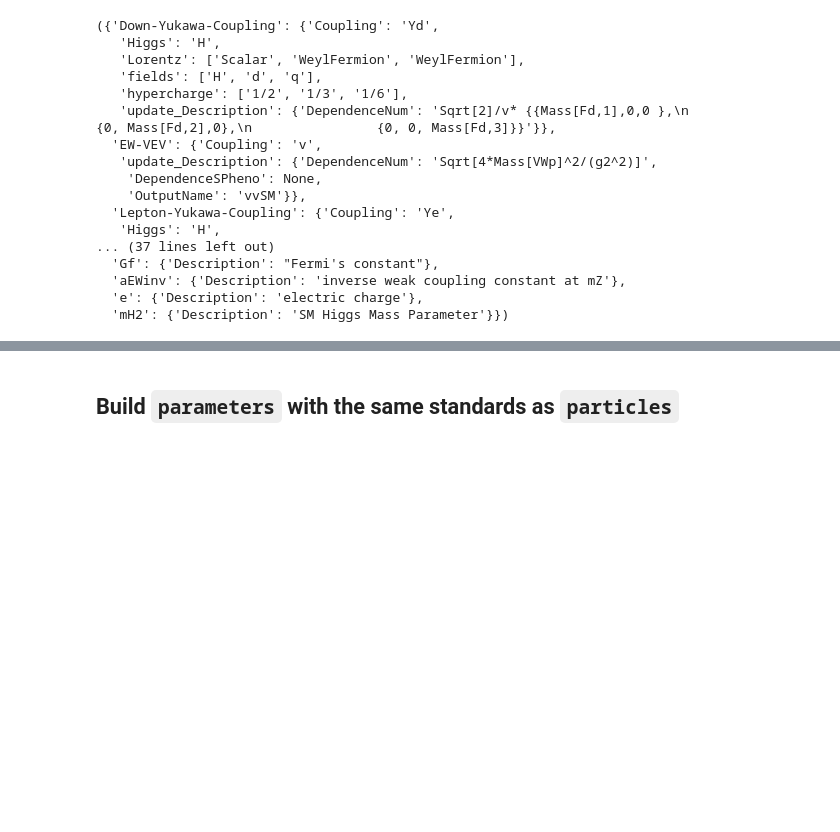
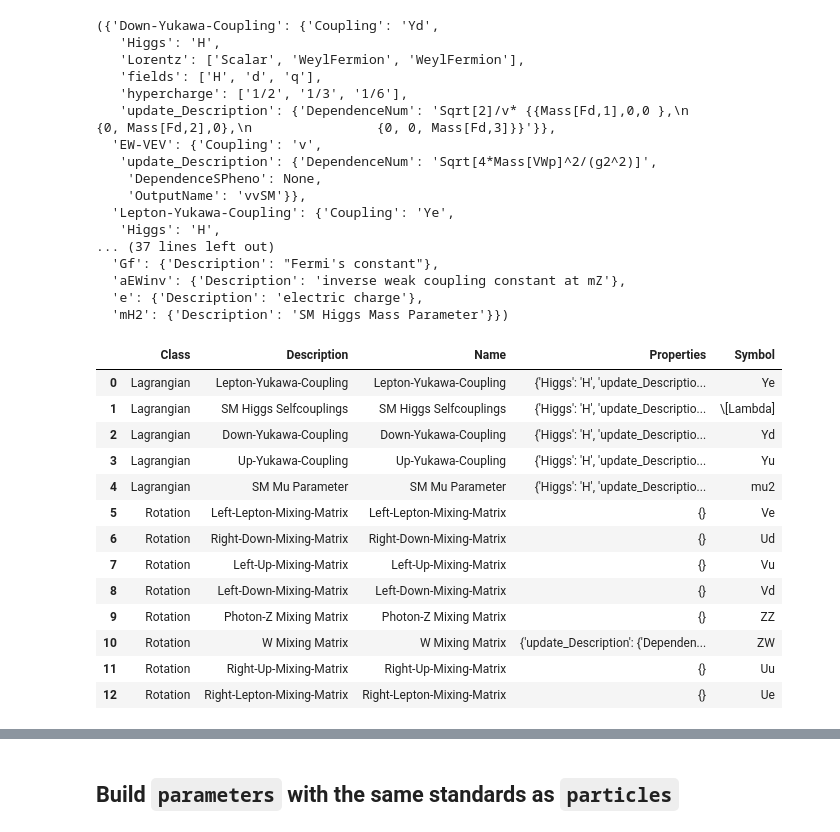
Before and after one commit to restrepo/BSM-Submodules, a Jupyter notebook: parameters.ipynb, the cells around one changed output, grey strips where cells are left out. Drawn from its saved outputs; the diff is of its cells as text; code cells hidden in the pictures; blank space fills up the shorter version.

```diff
--- a/parameters.ipynb
+++ b/parameters.ipynb
@@ -1036,8 +1036,9 @@ for g in grps:
         print(g)
         if f:
             rotation[f]={r: {'Description':"W Mixing Matrix",
-                              'Dependence' :r'''1/Sqrt[2] {{1, 1},
-                              {\[ImaginaryI],-\[ImaginaryI]}}''' }}
+                              'update_Description':
+                                    {'Dependence' :r'''1/Sqrt[2] {{1, 1},
+                              {\[ImaginaryI],-\[ImaginaryI]}}''' }}}
         coupling[c]={'Description':'Left-Coupling'}
     if g.find('SU[3]')>-1:
         coupling[c]={'Description':'Strong-Coupling'}
@@ -1161,10 +1168,43 @@ parameters=[]
 for k in smdict:
     d={}
     d['Description']=k
+    d['Name']=d['Description']
     d['Properties']=smdict[k]
-    parameters.append(d)
-
-[d.update( {'Symbol':d.get('Properties').get('Coupling')} )
-         for d in parameters]
-[d.update( {'Name':d.get('Description')} )
-         for d in parameters]
+    d['Symbol']=d.get('Properties').get('Coupling')
+    d['Class']='Lagrangian'
+    kk=parameters.append(d)
+# %%
+import copy
+#rotation will be altered
+rt=copy.deepcopy(rotation)
+for k in rt.keys():
+    for r in rt[k].keys():
+        d={}
+        d['Symbol']=r
+        d['Description']=rt[k][r].get('Description')
+        d['Name']=d['Description']
+        d['Class']='Rotation'
+        kk=rt[k][r].pop('Description')
+        if rt[k][r]:
+            d['Properties']=rt[k][r]
+        else:
+            d['Properties']={}
+        parameters.append(d)
+del(rt)
+# %%
+pd.DataFrame(parameters)
+# %% [output]
+|  | Class | Description | Name | Properties | Symbol |
+| 0 | Lagrangian | Lepton-Yukawa-Coupling | Lepton-Yukawa-Coupling | {'Higgs': 'H', 'update_Descriptio... | Ye |
+| 1 | Lagrangian | SM Higgs Selfcouplings | SM Higgs Selfcouplings | {'Higgs': 'H', 'update_Descriptio... | \[Lambda] |
+| 2 | Lagrangian | Down-Yukawa-Coupling | Down-Yukawa-Coupling | {'Higgs': 'H', 'update_Descriptio... | Yd |
+| 3 | Lagrangian | Up-Yukawa-Coupling | Up-Yukawa-Coupling | {'Higgs': 'H', 'update_Descriptio... | Yu |
+| 4 | Lagrangian | SM Mu Parameter | SM Mu Parameter | {'Higgs': 'H', 'update_Descriptio... | mu2 |
+| 5 | Rotation | Left-Lepton-Mixing-Matrix | Left-Lepton-Mixing-Matrix | {} | Ve |
+| 6 | Rotation | Right-Down-Mixing-Matrix | Right-Down-Mixing-Matrix | {} | Ud |
+| 7 | Rotation | Left-Up-Mixing-Matrix | Left-Up-Mixing-Matrix | {} | Vu |
+| 8 | Rotation | Left-Down-Mixing-Matrix | Left-Down-Mixing-Matrix | {} | Vd |
+| 9 | Rotation | Photon-Z Mixing Matrix | Photon-Z Mixing Matrix | {} | ZZ |
+| 10 | Rotation | W Mixing Matrix | W Mixing Matrix | {'update_Description': {'Dependen... | ZW |
+| 11 | Rotation | Right-Up-Mixing-Matrix | Right-Up-Mixing-Matrix | {} | Uu |
+| 12 | Rotation | Right-Lepton-Mixing-Matrix | Right-Lepton-Mixing-Matrix | {} | Ue |
```
Also changed, not shown: parts of 4 cells of this notebook.
